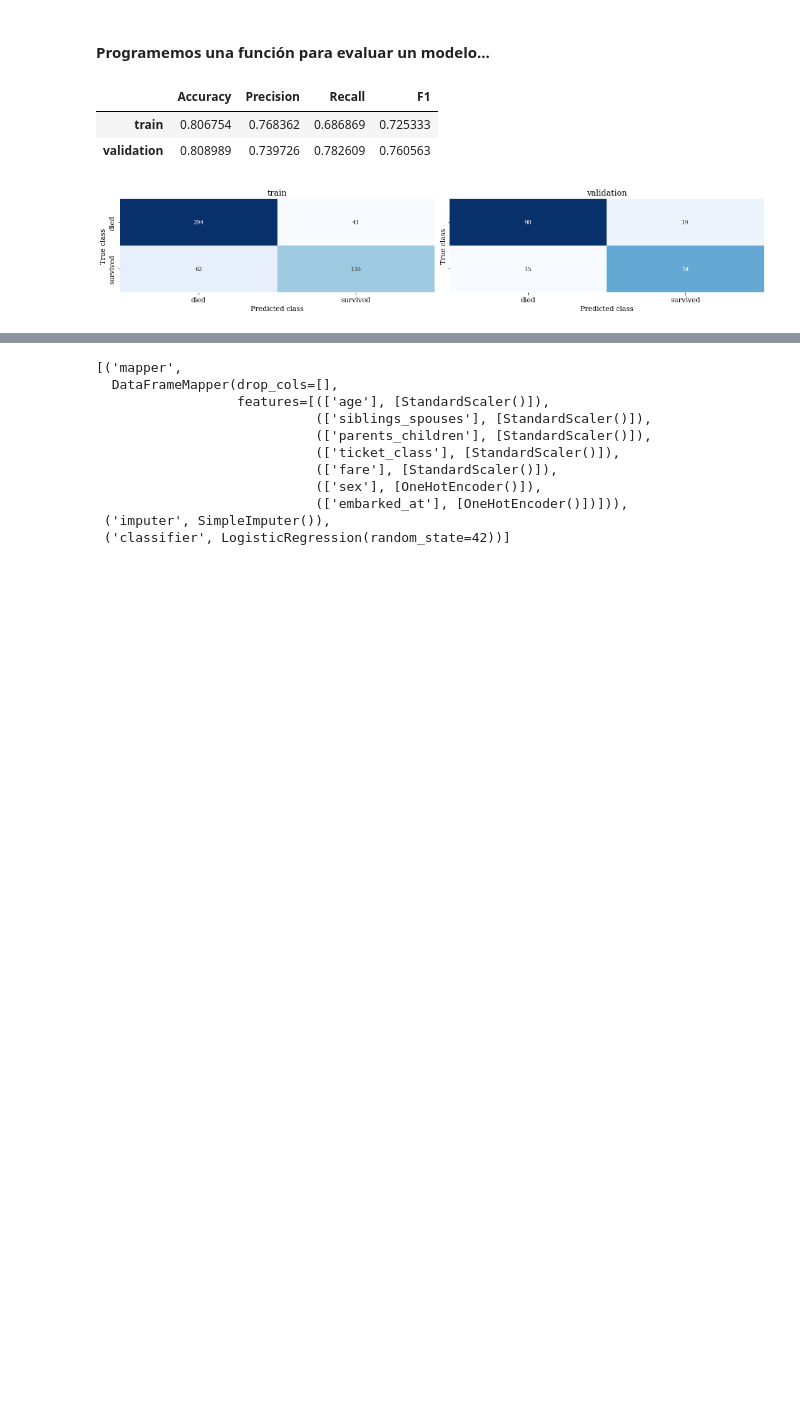
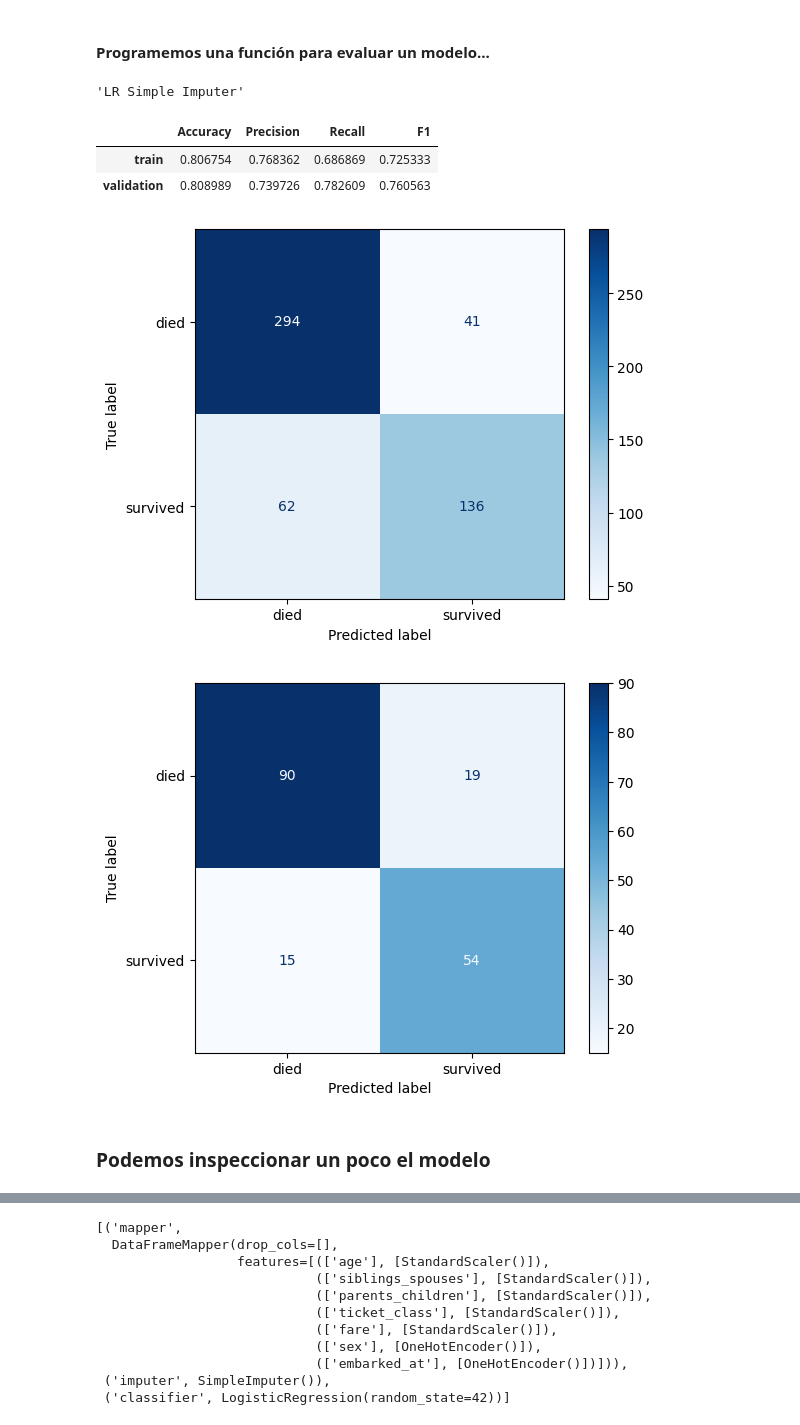
Before and after one commit to ucseml-team/machine-learning-course, a Jupyter notebook: titanic/intro_sklearn.ipynb, the cells around one changed output, grey strips where cells are left out. Drawn from its saved outputs; the diff is of its cells as text; code cells hidden in the pictures; blank space fills up the shorter version.

```diff
--- a/titanic/intro_sklearn.ipynb
+++ b/titanic/intro_sklearn.ipynb
@@ -487,19 +520,16 @@ weighted avg       0.81      0.81      0.81       178
 # %% [markdown]
 #### Programemos una función para evaluar un modelo...
 # %%
-from collections import defaultdict
-
-import seaborn as sns
-
-
-def evaluate_model(model, set_names=('train', 'validation'), title='', show_cm=True):
+def evaluate_model(model, set_names=('train', 'validation'), title='', show_cm=False):
     if title:
         display(title)
 
-    final_metrics = defaultdict(list)
-
-    if show_cm:
-        fig, axis = plt.subplots(1, len(set_names), sharey=True, figsize=(15, 3))
+    final_metrics = {
+        'Accuracy': [],
+        'Precision': [],
+        'Recall': [],
+        'F1': [],
+    }
 
     for i, set_name in enumerate(set_names):
         assert set_name in ['train', 'validation', 'test']
@@ -513,24 +543,20 @@ def evaluate_model(model, set_names=('train', 'validation'), title='', show_cm=T
         final_metrics['F1'].append(metrics.f1_score(y, y_pred))
 
         if show_cm:
-            ax = axis[i]
-            sns.heatmap(metrics.confusion_matrix(y, y_pred), ax=ax, cmap='Blues', annot=True, fmt='.0f', cbar=False)
-
-            ax.set_title(set_name)
-            ax.xaxis.set_ticklabels(['died', 'survived'])
-            ax.yaxis.set_ticklabels(['died', 'survived'])
-            ax.set_xlabel('Predicted class')
-            ax.set_ylabel('True class')
-
+            cm = metrics.confusion_matrix(y, y_pred)
+            cm_plot = metrics.ConfusionMatrixDisplay(confusion_matrix=cm,
+                                                     display_labels=['died', 'survived'])
+            cm_plot.plot(cmap="Blues")
 
     display(pd.DataFrame(final_metrics, index=set_names))
-    if show_cm:
-        plt.tight_layout()
-        plt.show()
-# %%
-evaluate_model(lr_model_si)
-# %% [output]
-|  | Accuracy | Precision | Recall | F1 |
-| train | 0.806754 | 0.768362 | 0.686869 | 0.725333 |
-| validation | 0.808989 | 0.739726 | 0.782609 | 0.760563 |
-[figure, removed]
+# %%
+evaluate_model(lr_model_si, title='LR Simple Imputer', show_cm=True)
+# %% [output]
+'LR Simple Imputer'
+|  | Accuracy | Precision | Recall | F1 |
+| train | 0.806754 | 0.768362 | 0.686869 | 0.725333 |
+| validation | 0.808989 | 0.739726 | 0.782609 | 0.760563 |
+[figure, added]
+[figure, added]
+# %% [markdown]
+### Podemos inspeccionar un poco el modelo
```
Also changed, not shown: parts of 34 cells of this notebook.
